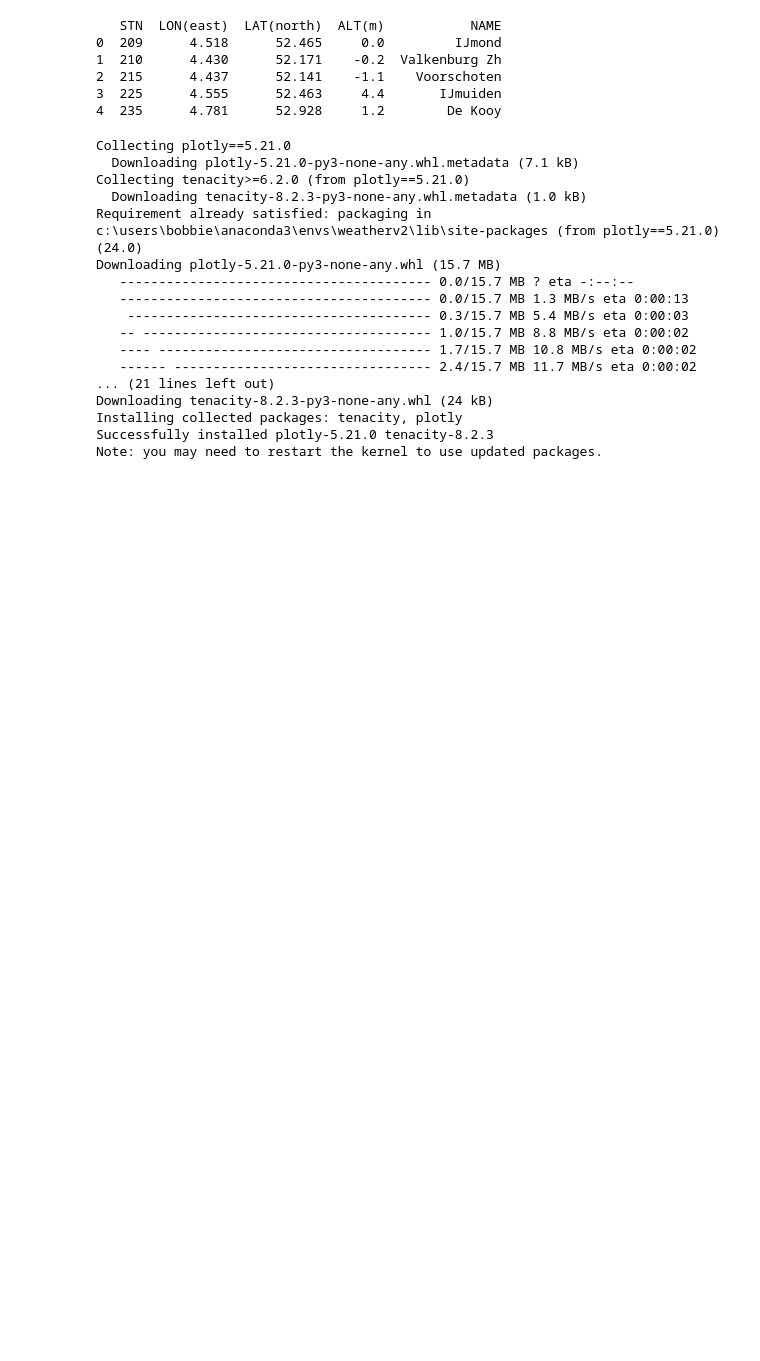
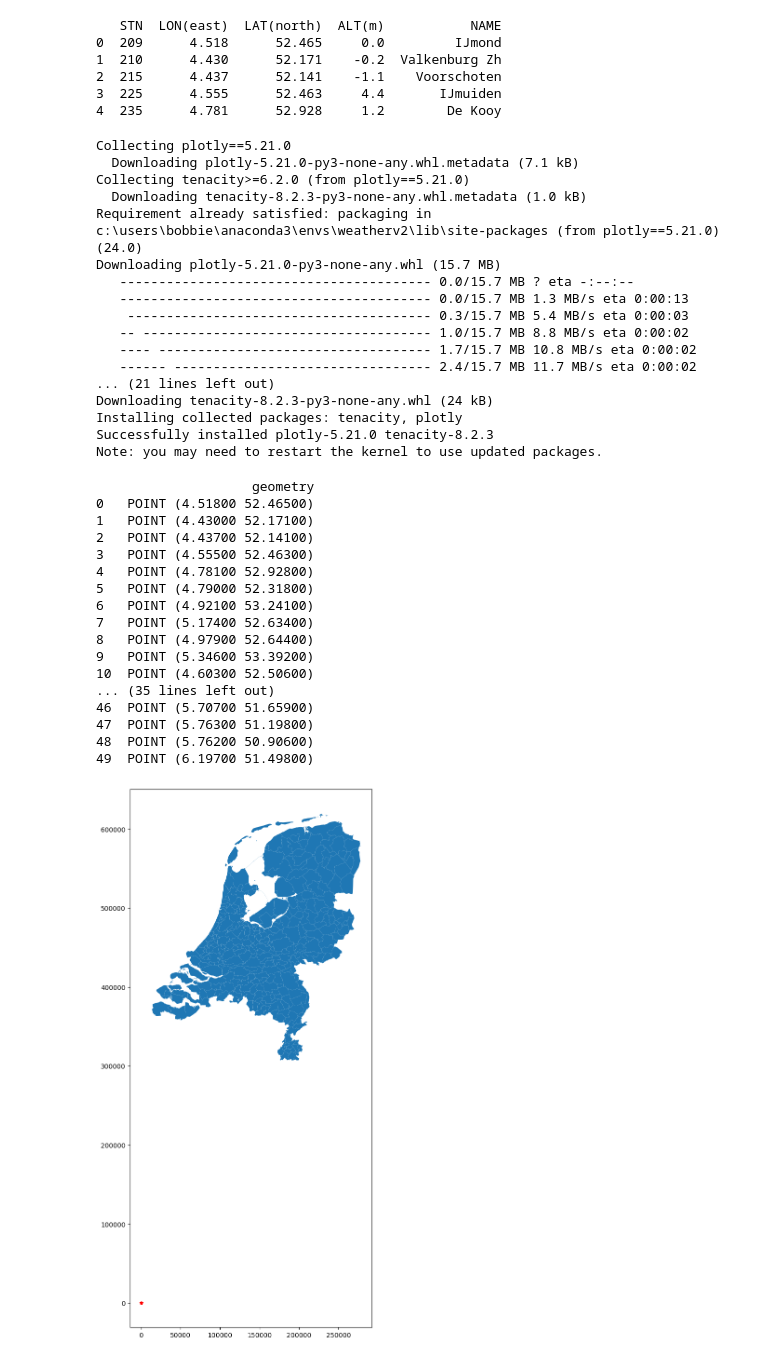
Before and after one commit to MrBr00d/weather_forecast, a Jupyter notebook: main.ipynb, the cells around one changed output. Cells and saved outputs as stored; diff of their text form; code cells hidden in the pictures; blank space fills up the shorter version.

```diff
--- a/main.ipynb
+++ b/main.ipynb
@@ -248,3 +248,35 @@ fig = px.scatter_mapbox(df,
 fig.update_layout(mapbox_style="open-street-map")
 fig.update_layout(margin={"r":0,"t":0,"l":0,"b":0})
 fig.show()
+# %%
+lo=df["LON(east)"]
+la=df["LAT(north)"]
+
+#delhi_map = gpd.read_file(r'C:\Users\Desktop\Delhi_Wards.shp')
+gemeentegrenzen = gpd.read_file("kaart.json")
+fig,ax = plt.subplots(figsize = (15,15))
+gemeentegrenzen.plot(ax = ax)
+geometry = [Point(xy) for xy in zip(lo,la)]
+geo_df = gpd.GeoDataFrame(geometry = geometry)
+print(geo_df)
+g = geo_df.plot(ax = ax, markersize = 20, color = 'red',marker = '*',label = 'NL')
+plt.show()
+# %% [output]
+                    geometry
+0   POINT (4.51800 52.46500)
+1   POINT (4.43000 52.17100)
+2   POINT (4.43700 52.14100)
+3   POINT (4.55500 52.46300)
+4   POINT (4.78100 52.92800)
+5   POINT (4.79000 52.31800)
+6   POINT (4.92100 53.24100)
+7   POINT (5.17400 52.63400)
+8   POINT (4.97900 52.64400)
+9   POINT (5.34600 53.39200)
+10  POINT (4.60300 52.50600)
+... (35 lines left out)
+46  POINT (5.70700 51.65900)
+47  POINT (5.76300 51.19800)
+48  POINT (5.76200 50.90600)
+49  POINT (6.19700 51.49800)
+[figure, added]
```
